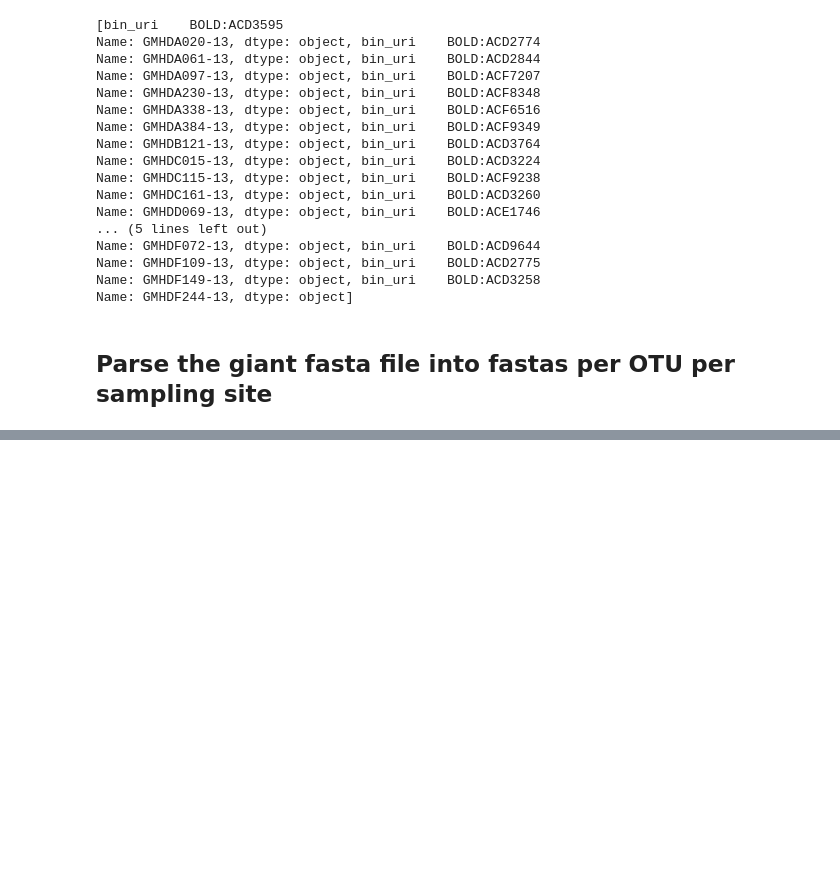
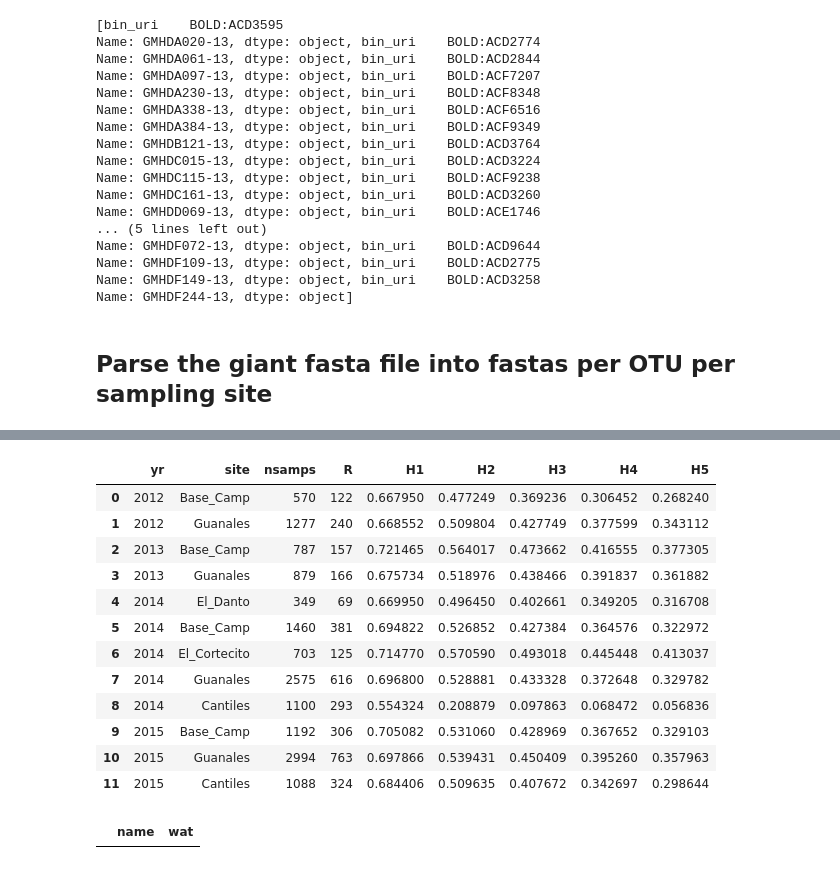
Before and after one commit to isaacovercast/SGD_empirical, a Jupyter notebook: empirical_cusuco_arthropods/cusuco_arthropods_preprocessing.ipynb, the cells around one changed output, grey strips where cells are left out. Saved outputs shown, nothing was run; the diff lists cells and outputs as text; code cells hidden in the pictures; blank space fills up the shorter version.

```diff
--- a/empirical_cusuco_arthropods/cusuco_arthropods_preprocessing.ipynb
+++ b/empirical_cusuco_arthropods/cusuco_arthropods_preprocessing.ipynb
@@ -250,0 +463,33 @@ print(pis[pis > 0.5])
+# %%
+hill_dict = pd.DataFrame([], columns = ["yr", "site", "nsamps", "R", "H1", "H2", "H3", "H4", "H5"])
+for yr in yr_dict.keys():
+    for site in sites:
+        try:
+            n = easyCGD.hill_numbers(split_dfs[yr][site].values, 5)
+            normed = n/n[0]
+            hill_dict = hill_dict.append({"yr":yr, "site":site,\
+                                          "nsamps":len(split_dfs[yr][site]),
+                                          "R":n[0], "H1":normed[1][0], "H2":normed[2],
+                                          "H3":normed[3], "H4":normed[4], "H5":normed[5]}, ignore_index=True)
+        except:
+            pass
+hill_dict
+# %% [output]
+|  | yr | site | nsamps | R | H1 | H2 | H3 | H4 | H5 |
+| 0 | 2012 | Base_Camp | 570 | 122 | 0.667950 | 0.477249 | 0.369236 | 0.306452 | 0.268240 |
+| 1 | 2012 | Guanales | 1277 | 240 | 0.668552 | 0.509804 | 0.427749 | 0.377599 | 0.343112 |
+| 2 | 2013 | Base_Camp | 787 | 157 | 0.721465 | 0.564017 | 0.473662 | 0.416555 | 0.377305 |
+| 3 | 2013 | Guanales | 879 | 166 | 0.675734 | 0.518976 | 0.438466 | 0.391837 | 0.361882 |
+| 4 | 2014 | El_Danto | 349 | 69 | 0.669950 | 0.496450 | 0.402661 | 0.349205 | 0.316708 |
+| 5 | 2014 | Base_Camp | 1460 | 381 | 0.694822 | 0.526852 | 0.427384 | 0.364576 | 0.322972 |
+| 6 | 2014 | El_Cortecito | 703 | 125 | 0.714770 | 0.570590 | 0.493018 | 0.445448 | 0.413037 |
+| 7 | 2014 | Guanales | 2575 | 616 | 0.696800 | 0.528881 | 0.433328 | 0.372648 | 0.329782 |
+| 8 | 2014 | Cantiles | 1100 | 293 | 0.554324 | 0.208879 | 0.097863 | 0.068472 | 0.056836 |
+| 9 | 2015 | Base_Camp | 1192 | 306 | 0.705082 | 0.531060 | 0.428969 | 0.367652 | 0.329103 |
+| 10 | 2015 | Guanales | 2994 | 763 | 0.697866 | 0.539431 | 0.450409 | 0.395260 | 0.357963 |
+| 11 | 2015 | Cantiles | 1088 | 324 | 0.684406 | 0.509635 | 0.407672 | 0.342697 | 0.298644 |
+# %%
+hill_dict = pd.DataFrame(columns=["name", "wat"])
+hill_dict
+# %% [output]
+|  | name | wat |
```
Also changed, not shown: parts of 26 cells of this notebook, 21 other files.
